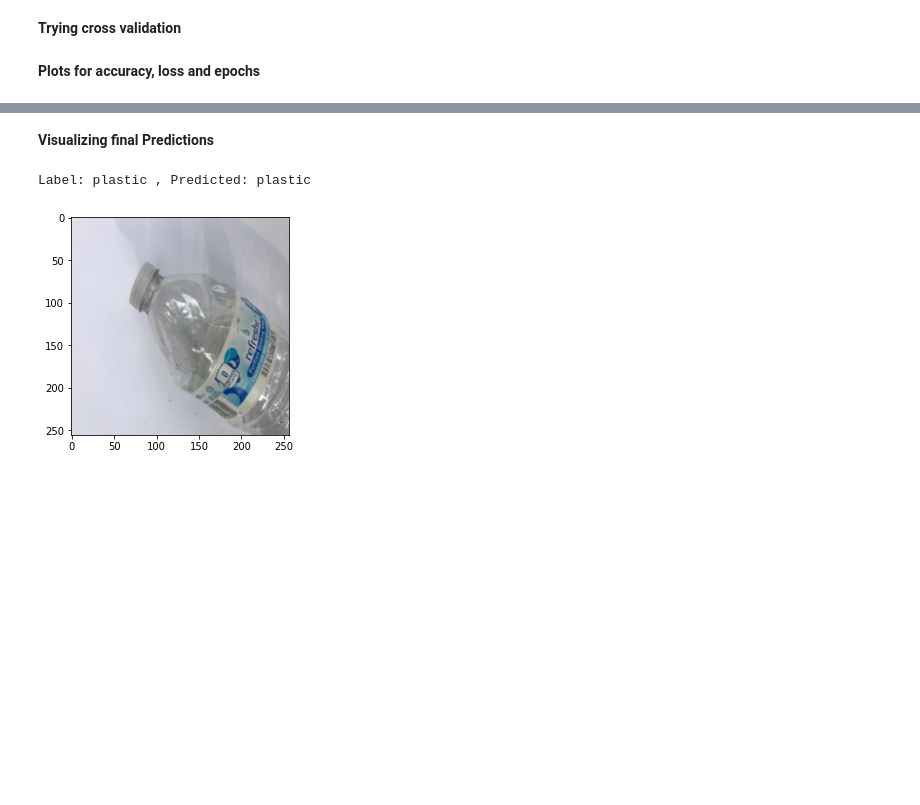
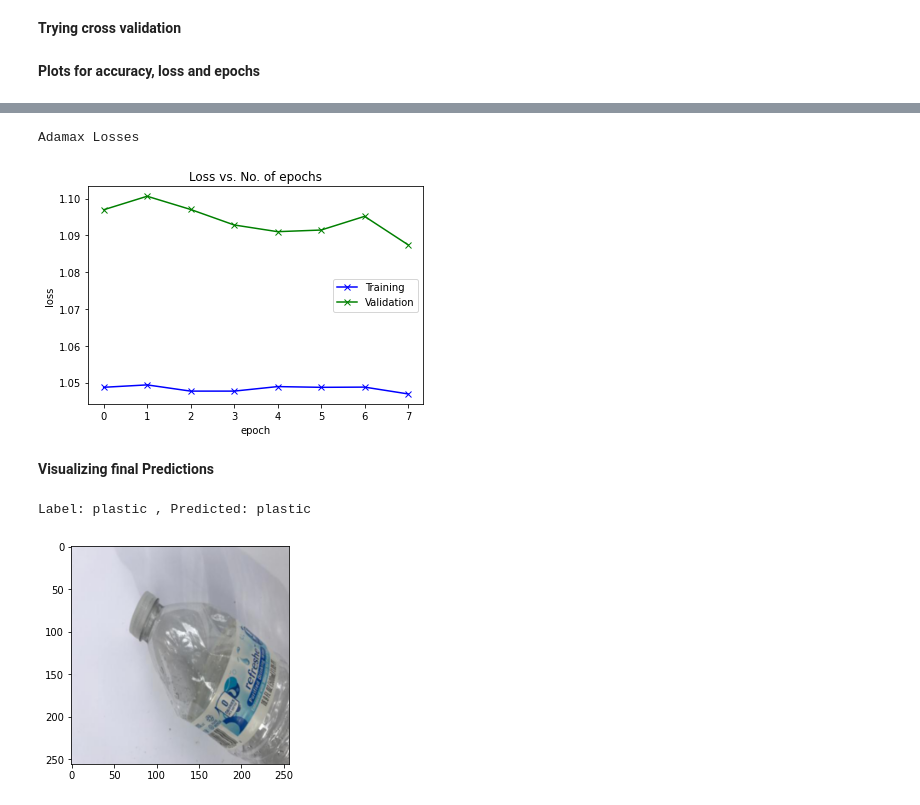
Before and after one commit to swatidamele/FinalProject, a Jupyter notebook: garbage-classification.ipynb, the cells around one changed output, grey strips where cells are left out. Drawn from its saved outputs; the diff is of its cells as text; code cells hidden in the pictures; blank space fills up the shorter version.

```diff
--- a/garbage-classification.ipynb
+++ b/garbage-classification.ipynb
@@ -232,3 +265,9 @@ plot_losses(history)
+# %%
+print("Adamax Losses")
+plot_losses(history_adamax)
+# %% [output]
+Adamax Losses
+[figure, added]
 # %% [markdown]
 **Visualizing final Predictions**
 # %%
```
Also changed, not shown: parts of 13 cells of this notebook, 1 other file.
